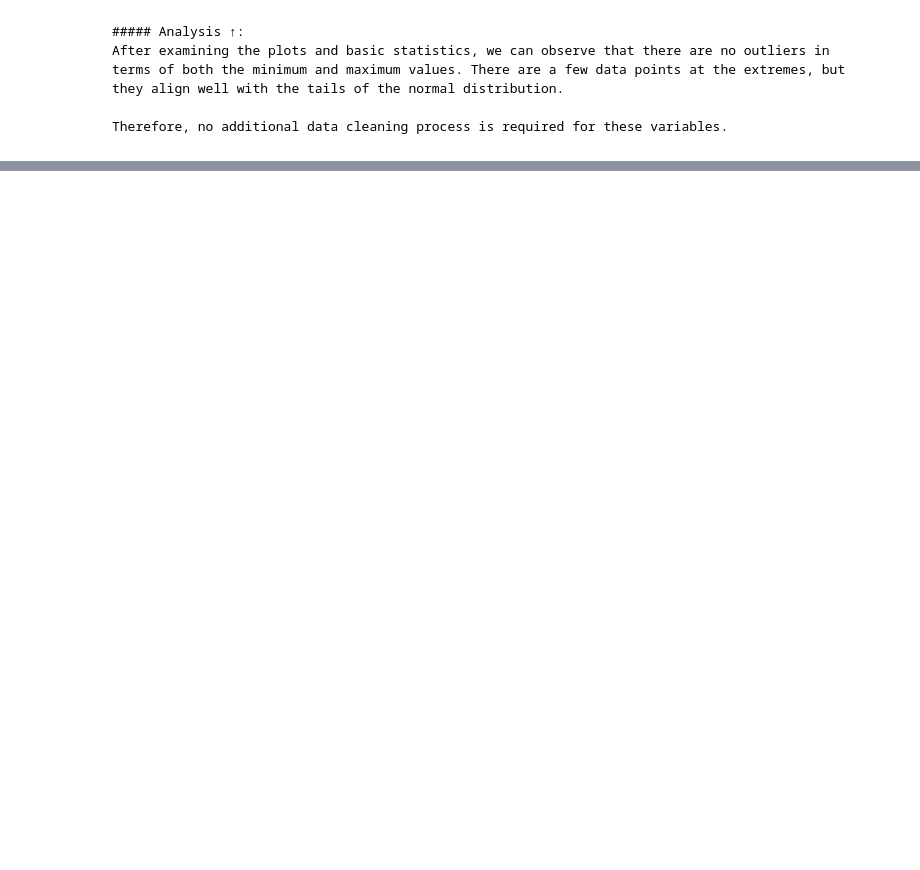
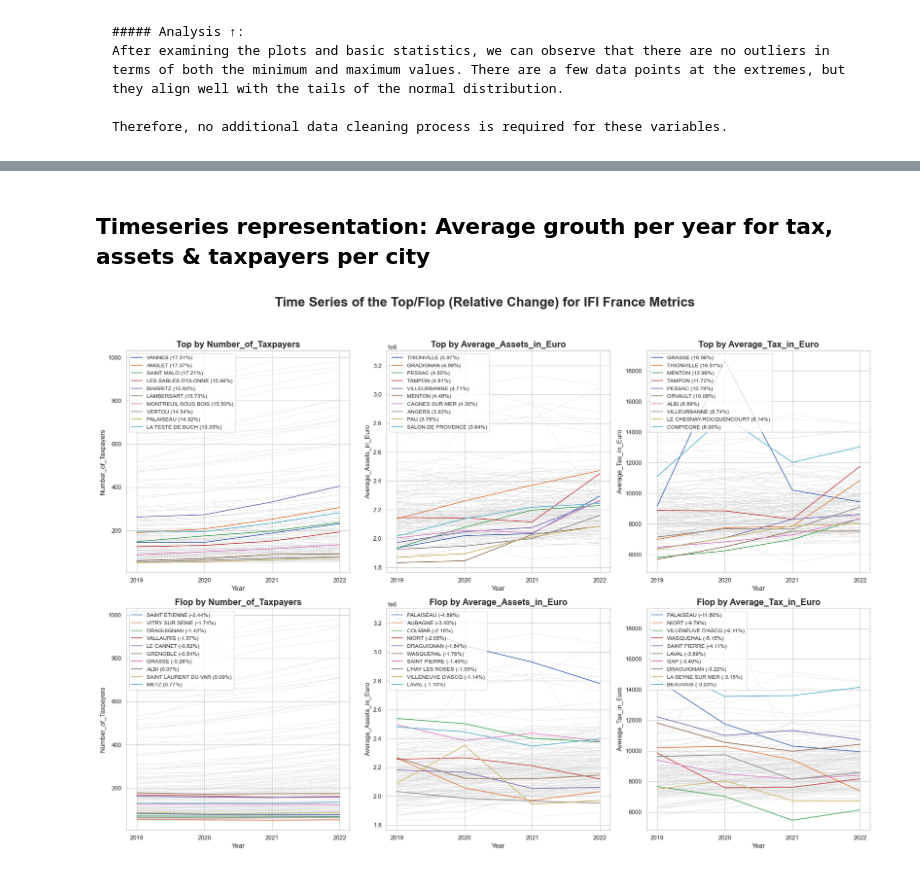
Before and after one commit to santiagopatinoserna/5YearFrenchWealthAnalysis, a Jupyter notebook: Script/Exploration/Data Exploration and Initial Analysis.ipynb, the cells around one changed output, grey strips where cells are left out. Saved outputs shown, nothing was run; the diff lists cells and outputs as text; code cells hidden in the pictures; blank space fills up the shorter version.

```diff
--- a/Script/Exploration/Data Exploration and Initial Analysis.ipynb
+++ b/Script/Exploration/Data Exploration and Initial Analysis.ipynb
@@ -319,0 +680,2 @@ plt.show()
+# %% [markdown]
+## Timeseries representation: Average grouth per year for tax, assets & taxpayers per city
@@ -319,0 +751,53 @@ plt.show()
+# %%
+'''
+In this code, we visualize the cities that have experienced the most and least growth over the past 5 years.
+The time series for each detailed metric is displayed year by year.
+The cities and their growth percentages were computed in the preceding code, and this time series visualization relies on data from the main code.
+'''
+
+# Set Seaborn style and initialize the figure
+sns.set(style="whitegrid")
+fig, axs = plt.subplots(2, 3, figsize=(20, 15))
+fig.suptitle('Time Series of the Top/Flop (Relative Change) for IFI France Metrics', fontsize=24, fontweight='bold')
+metrics = ['Number_of_Taxpayers', 'Average_Assets_in_Euro', 'Average_Tax_in_Euro']
+
+# Function to plot all cities in grey
+def plot_all_cities_in_grey(ax, metric):
+    for city in df_ificom['City'].unique():
+        if city not in cities_with_full_data:
+            continue
+        city_data = df_ificom[df_ificom['City'] == city].sort_values('Year')
+        sns.lineplot(x='Year', y=metric, data=city_data, ax=ax, color='lightgrey', linestyle='--', linewidth=0.5, label='')
+
+# Loop over each row (Top and Flop)
+for i, ranking in enumerate(['Top', 'Flop']):
+    for j, metric in enumerate(metrics):
+
+        # Ensure years are integers
+        all_years = df_ificom['Year'].unique()
+        axs[i, j].set_xticks(sorted(all_years))
+
+        plot_all_cities_in_grey(axs[i, j], metric)
+        cities = top_flop_cities_df[f'Avg_Annual_Growth_{metric}_{ranking}']
+
+        for city in cities:
+            city_data = df_ificom[df_ificom['City'] == city].sort_values('Year')
+
+            # Get the growth rate for the city and format it for the label
+            growth_rate = avg_growth_df[avg_growth_df['City'] == city][f'Avg_Annual_Growth_{metric}'].iloc[0]
+            label = f"{city} ({growth_rate:.2f}%)"
+
+            sns.lineplot(x='Year', y=metric, data=city_data, ax=axs[i, j], label=label)
+
+        axs[i, j].set_title(f"{ranking} by {metric}", fontsize=16, fontweight='bold')
+        axs[i, j].set_xlabel('Year', fontsize=12)
+        axs[i, j].set_ylabel(metric, fontsize=12)
+
+        if axs[i, j].get_legend_handles_labels()[0]:
+            axs[i, j].legend(loc='upper left', frameon=True, fontsize='small', framealpha=0.8)
+
+# Adjust layout and display the plot
+plt.tight_layout(rect=[0, 0.03, 1, 0.95])
+plt.show()
+# %% [output]
+[figure, added]
```
Also changed, not shown: parts of 31 cells of this notebook, 2 other files.
